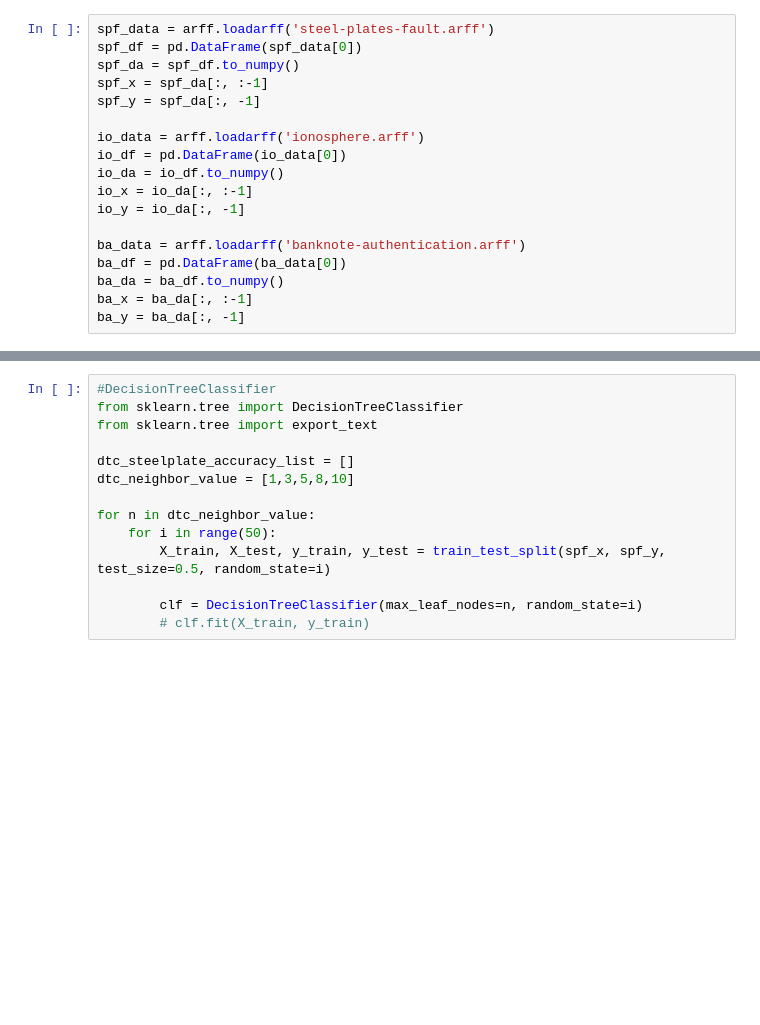
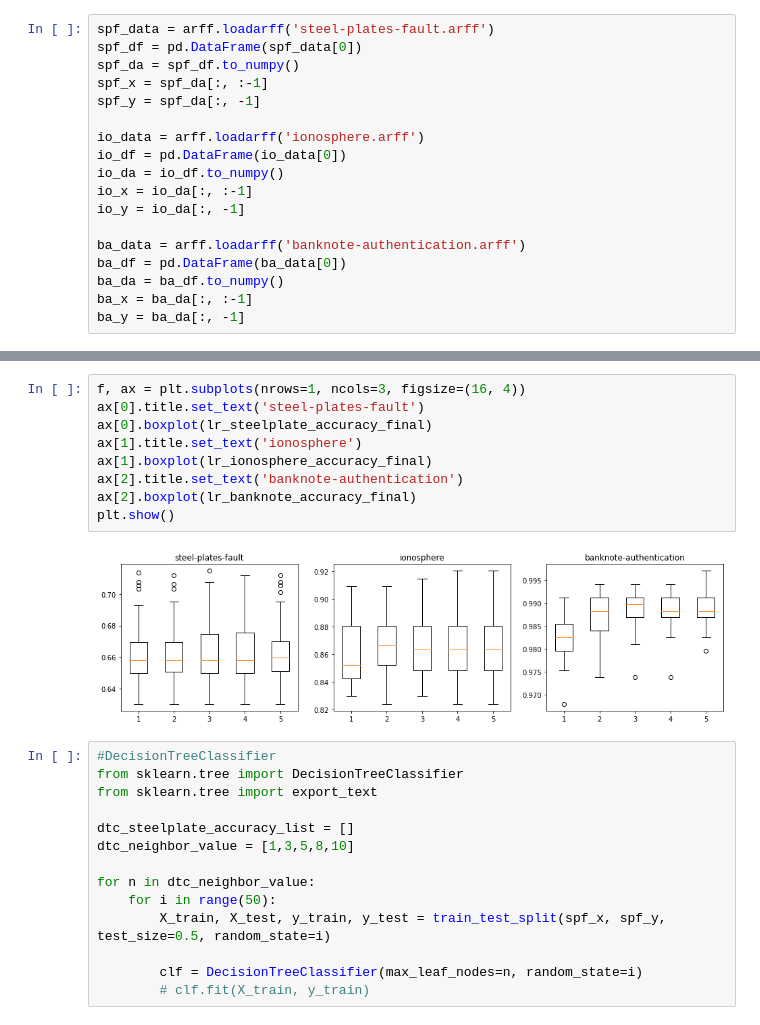
Before and after one commit to KyrieRui/COMP309, a Jupyter notebook: a1demo.ipynb, the cells around one changed output, grey strips where cells are left out. Drawn from its saved outputs; the diff is of its cells as text; blank space fills up the shorter version.

```diff
--- a/a1demo.ipynb
+++ b/a1demo.ipynb
@@ -254,3 +230,14 @@ Please also refer to the documentation for alternative solver options:
+# %%
+f, ax = plt.subplots(nrows=1, ncols=3, figsize=(16, 4))
+ax[0].title.set_text('steel-plates-fault')
+ax[0].boxplot(lr_steelplate_accuracy_final)
+ax[1].title.set_text('ionosphere')
+ax[1].boxplot(lr_ionosphere_accuracy_final)
+ax[2].title.set_text('banknote-authentication')
+ax[2].boxplot(lr_banknote_accuracy_final)
+plt.show()
+# %% [output]
+[figure, added]
 # %%
 #DecisionTreeClassifier
 from sklearn.tree import DecisionTreeClassifier
```
Also changed, not shown: parts of 5 cells of this notebook.
